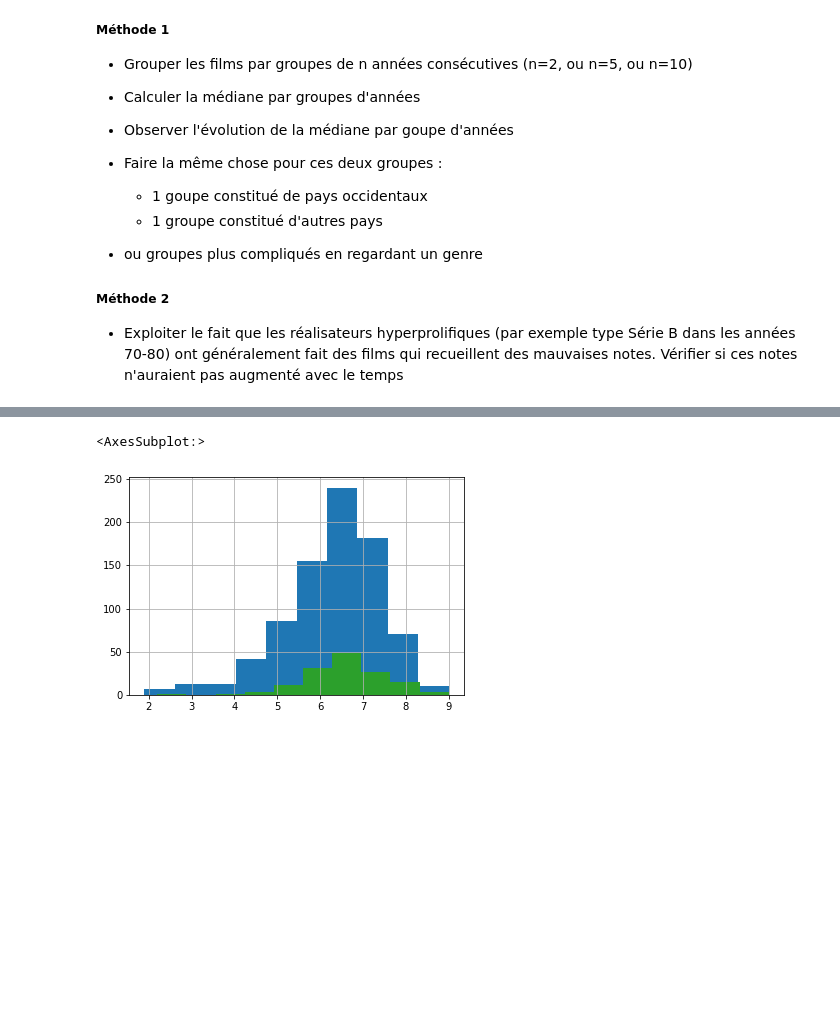
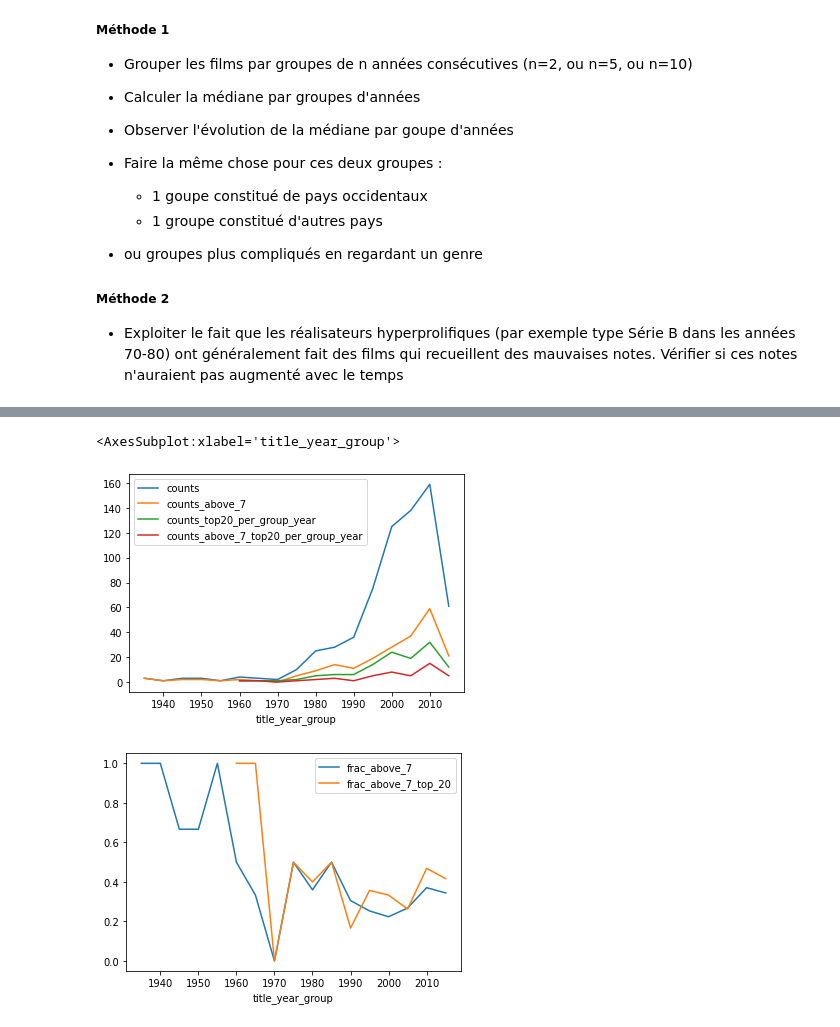
Before and after one commit to Selimmmm/data-science-1-public, a Jupyter notebook: tps/exercice_3.ipynb, the cells around one changed output, grey strips where cells are left out. Drawn from its saved outputs; the diff is of its cells as text; code cells hidden in the pictures; blank space fills up the shorter version.

Commit message:
movies

```diff
--- a/tps/exercice_3.ipynb
+++ b/tps/exercice_3.ipynb
@@ -585,26 +415,45 @@ See the caveats in the documentation: https://pandas.pydata.org/pandas-docs/stab
-# %%
-import numpy as np
-
-
-movies_decade_2005_USA = df[
-    (df.title_year_group==2005) &
-    (df.country=="USA")
-]
-
-movies_decade_2005_USA.imdb_score.hist()
-
-
-movies_decade_2005_USA_top_20_budget = movies_decade_2005_USA[
-    movies_decade_2005_USA.budget > np.nanpercentile(movies_decade_2005_USA.budget, 80)
-]
-movies_decade_2005_USA_top_20_budget.imdb_score.hist()
-
-
-
-movies_decade_2005_USA_top_20_budget = movies_decade_2005_USA[
-    movies_decade_2005_USA.budget > np.nanpercentile(movies_decade_2005_USA.budget, 80)
-]
-movies_decade_2005_USA_top_20_budget.imdb_score.hist()
-# %% [output]
-<AxesSubplot:>
-[figure, removed]
+# %%
+
+def get_count_per_group_year(df_):
+    return df_.groupby("title_year_group").imdb_score.count()
+
+def get_count_above_7_per_group_year(df_):
+    return df_.groupby("title_year_group").agg({"imdb_score": lambda x: len([s for s in x if s >= 7])}).imdb_score
+
+def get_count_per_group_year_if_in_top20_group_year(df_):
+    df_["budget_threshold_top20_group_year"] = df_.groupby("title_year_group").budget.transform(lambda x:  np.nanpercentile(x, 80))
+    df_ = df_[df_.budget > df_.budget_threshold_top20_group_year]
+    return df_.groupby("title_year_group").imdb_score.count()
+
+def get_count_above_7_per_group_year_if_in_top20_group_year(df_):
+    df_["budget_threshold_top20_group_year"] = df_.groupby("title_year_group").budget.transform(lambda x:  np.nanpercentile(x, 80))
+    df_ = df_[df_.budget > df_.budget_threshold_top20_group_year]
+    return df_.groupby("title_year_group").agg({"imdb_score": lambda x: len([s for s in x if s >= 7])}).imdb_score
+
+
+counts = get_count_per_group_year(subset)
+
+counts_above_7 = get_count_above_7_per_group_year(subset)
+
+counts_top20_per_group_year = get_count_per_group_year_if_in_top20_group_year(subset)
+
+counts_above_7_top20_per_group_year = get_count_above_7_per_group_year_if_in_top20_group_year(subset)
+# %%
+stats = pd.DataFrame({
+    "counts": counts,
+    "counts_above_7": counts_above_7,
+    "counts_top20_per_group_year": counts_top20_per_group_year,
+    "counts_above_7_top20_per_group_year": counts_above_7_top20_per_group_year
+})
+
+stats.plot()
+
+
+stats["frac_above_7"] = stats.counts_above_7 / stats.counts
+stats["frac_above_7_top_20"] = stats.counts_above_7_top20_per_group_year / stats.counts_top20_per_group_year
+
+stats[['frac_above_7', 'frac_above_7_top_20']].plot()
+# %% [output]
+<AxesSubplot:xlabel='title_year_group'>
+[figure, added]
+[figure, added]
```
Also changed, not shown: parts of 9 cells of this notebook.
